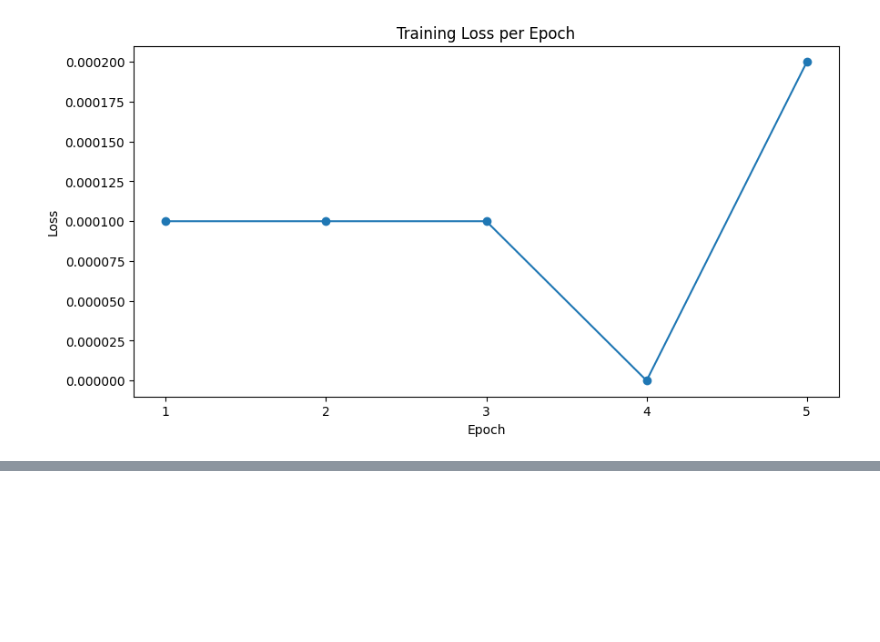
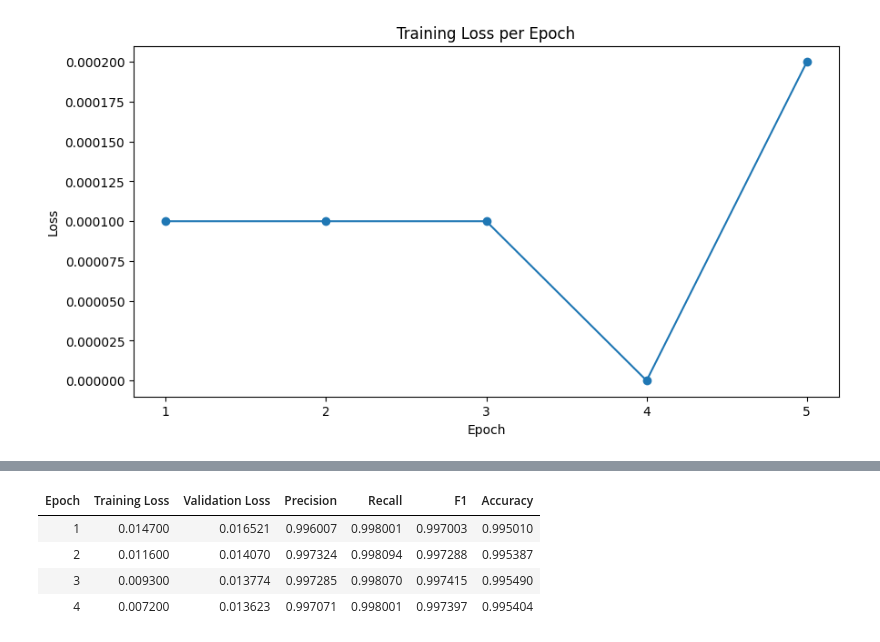
Before and after one commit to animesh-rai/PII-Detection-Using-state-of-the-art-model, a Jupyter notebook: pii_detector_deberta.ipynb, the cells around one changed output, grey strips where cells are left out. Drawn from its saved outputs; the diff is of its cells as text; code cells hidden in the pictures; blank space fills up the shorter version.

```diff
--- a/pii_detector_deberta.ipynb
+++ b/pii_detector_deberta.ipynb
@@ -980,0 +1119,19 @@ B-STREET_ADDRESS       0.00      0.00      0.00         0
+# %%
+from transformers import TrainerCallback
+import matplotlib.pyplot as plt
+
+# Custom callback to log loss at the end of each epoch
+class LossLoggerCallback(TrainerCallback):
+    def __init__(self):
+        self.epoch_losses = []
+
+    def on_epoch_end(self, args, state, control, **kwargs):
+        # Check if log_history has entries
+        if state.log_history and 'loss' in state.log_history[-1]:
+            # Store the loss of the current epoch
+            self.epoch_losses.append(state.log_history[-1]['loss'])
+        else:
+            print("Warning: No loss logged for this epoch.")
+
+# Initialize the callback
+loss_logger = LossLoggerCallback()
@@ -980,0 +1140,61 @@ B-STREET_ADDRESS       0.00      0.00      0.00         0
+# %%
+from transformers import TrainingArguments, Trainer, EarlyStoppingCallback, TrainerCallback
+import matplotlib.pyplot as plt
+
+# Custom callback to log loss at the end of each epoch
+class LossLoggerCallback(TrainerCallback):
+    def __init__(self):
+        self.epoch_losses = []
+
+    def on_epoch_end(self, args, state, control, **kwargs):
+        # Check if log_history has entries and 'loss' key exists
+        if state.log_history and 'loss' in state.log_history[-1]:
+            # Store the loss of the current epoch
+            self.epoch_losses.append(state.log_history[-1]['loss'])
+        else:
+            print("Warning: No loss logged for this epoch.")
+
+# Initialize the loss logger callback
+loss_logger = LossLoggerCallback()
+
+# Define training arguments with optimizations
+training_args = TrainingArguments(
+    output_dir='./results',
+    eval_strategy="epoch",               # Use eval_strategy to avoid deprecation warning
+    save_strategy="epoch",               # Save model at each epoch
+    load_best_model_at_end=True,         # Load the best model after training
+    metric_for_best_model="loss",        # Use loss to identify the best model
+    greater_is_better=False,             # Lower loss is better
+    learning_rate=1e-5,                  # Reduced learning rate for smoother convergence
+    per_device_train_batch_size=2,       # Adjust batch size as needed
+    per_device_eval_batch_size=2,
+    gradient_accumulation_steps=4,       # Simulate larger batch size
+    num_train_epochs=5,                  # Set the desired number of epochs
+    weight_decay=0.01,                   # Regularization to avoid overfitting
+    fp16=True,                           # Mixed precision for memory optimization
+    max_grad_norm=1.0,                   # Gradient clipping to stabilize training
+    logging_strategy="steps",            # Log at each step
+    logging_dir='./logs',                   # Directory for logging (optional)
+    logging_steps=10,                    # Adjust logging frequency as needed
+    report_to='none',                       # Disable external logging tools
+)
+
+# Add an early stopping callback
+early_stopping_callback = EarlyStoppingCallback(early_stopping_patience=2)
+
+# Initialize the trainer with the callback
+trainer = Trainer(
+    model=model,
+    args=training_args,
+    train_dataset=tokenized_datasets['train'],
+    eval_dataset=tokenized_datasets['test'],
+    tokenizer=tokenizer,
+    data_collator=data_collator,
+    compute_metrics=compute_metrics,
+    callbacks=[early_stopping_callback, loss_logger]  # Include early stopping and loss logger
+)
+model = CustomDebertaForTokenClassification(config, dropout_rate=0.4)
+
+# Start training
+trainer.train()
+# %% [output]
@@ -980,0 +1264,5 @@ B-STREET_ADDRESS       0.00      0.00      0.00         0
+| Epoch | Training Loss | Validation Loss | Precision | Recall | F1 | Accuracy |
+| 1 | 0.014700 | 0.016521 | 0.996007 | 0.998001 | 0.997003 | 0.995010 |
+| 2 | 0.011600 | 0.014070 | 0.997324 | 0.998094 | 0.997288 | 0.995387 |
+| 3 | 0.009300 | 0.013774 | 0.997285 | 0.998070 | 0.997415 | 0.995490 |
+| 4 | 0.007200 | 0.013623 | 0.997071 | 0.998001 | 0.997397 | 0.995404 |
```
Also changed, not shown: parts of 17 cells of this notebook.
